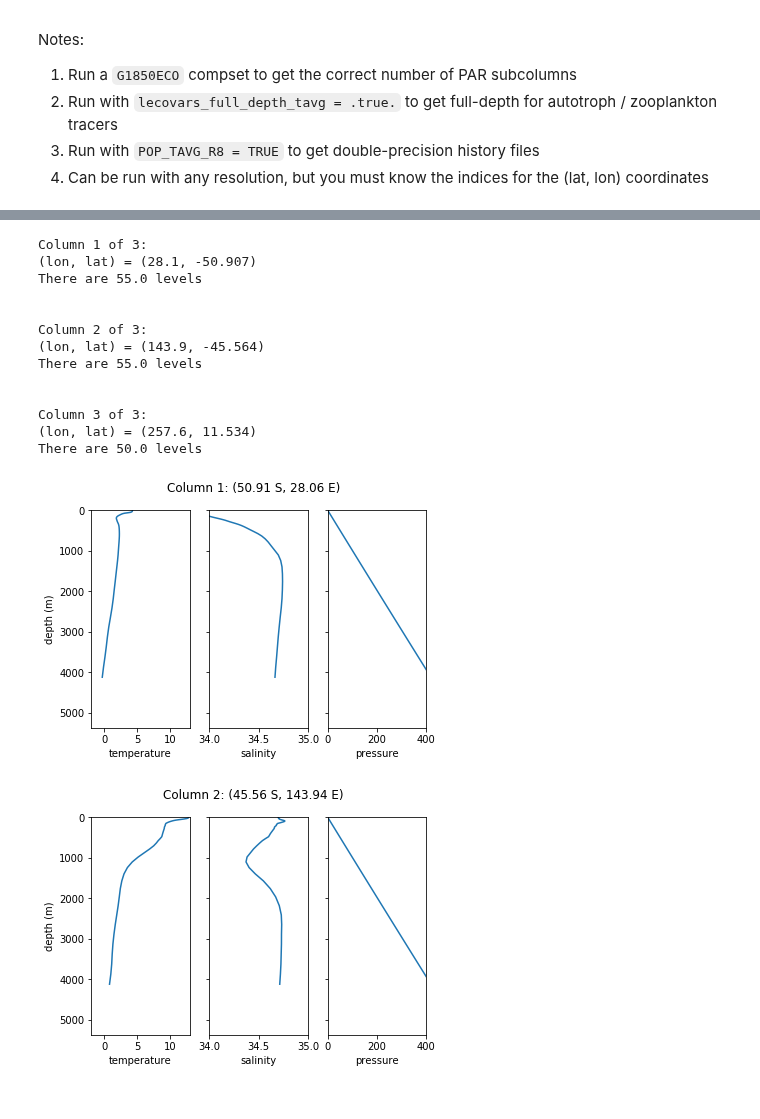
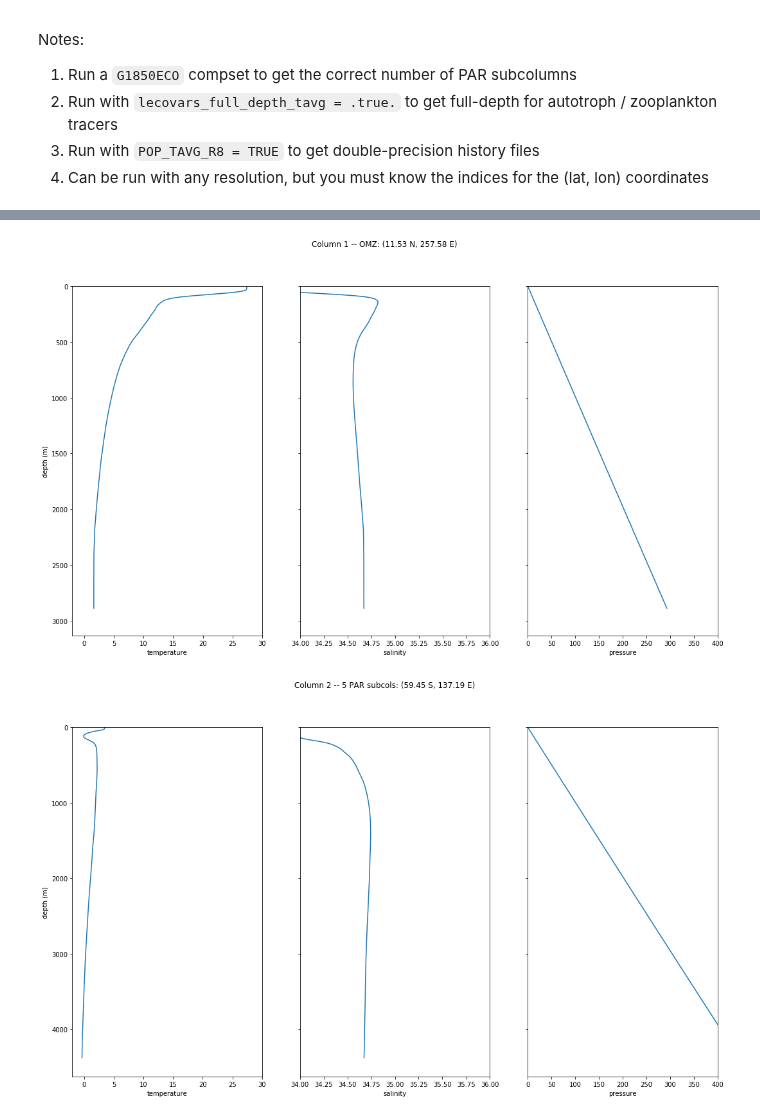
Before and after one commit to mnlevy1981/MARBL-notebooks, a Jupyter notebook: Forcing Data (with xarray).ipynb, the cells around one changed output, grey strips where cells are left out. Drawn from its saved outputs; the diff is of its cells as text; code cells hidden in the pictures.

Commit message:
Better column selection for datasets
Also added a map to show where data is coming from

```diff
--- a/Forcing Data (with xarray).ipynb
+++ b/Forcing Data (with xarray).ipynb
@@ -76,37 +124,10 @@ for n in range(0,nbins):
         MCOG_vars.append('{}_{:02d}'.format(varname, n+1))
 
 vars_to_keep = grid_vars + forcing_vars + base_tracers + ciso_tracers + MCOG_vars
-active_level_cnt = []
-
-for n in range(0, ncol):
-    lon = ds_in.isel(time=0, nlat=lat_in[n], nlon=lon_in[n])['TLONG'].values
-    lat = ds_in.isel(time=0, nlat=lat_in[n], nlon=lon_in[n])['TLAT'].values
-    active_level_cnt.append(ds_in.isel(time=0, nlat=lat_in[n], nlon=lon_in[n])['KMT'].values)
-
-    # Verify location
-    print('Column {} of {}:'.format(n+1, ncol))
-    print('(lon, lat) = ({:.1f}, {:.3f})'.format(lon, lat))
-    print('There are {} levels'.format(active_level_cnt[n]))
-    if n < ncol-1:
-        print('\n')
 
 # Set up separate data sets for forcing and initial conditions
 #forcing_col = raw_data.copy(deep=True)
 #forcing_col.drop([v for v in raw_data.variables if v not in grid_vars + forcing_vars])
-# %% [output]
-Column 1 of 3:
-(lon, lat) = (28.1, -50.907)
-There are 55.0 levels
-
-
-Column 2 of 3:
-(lon, lat) = (143.9, -45.564)
-There are 55.0 levels
-
-
-Column 3 of 3:
-(lon, lat) = (257.6, 11.534)
-There are 50.0 levels
 # %%
 # Reduce data
 raw_data_list = []
@@ -223,37 +244,36 @@ def set_title(col_id, lat, lon):
         lon_str = '{} W'.format(lon_str)
     elif lon > 0:
         lon_str = '{} E'.format(lon_str)
-    return('Column {}: ({}, {})'.format(col_id, lat_str, lon_str))
+    return('Column {} -- {}: ({}, {})'.format(col_id+1, desc[col_id], lat_str, lon_str))
 
-def update_xlim(interior_forcing):
+def update_xlim_and_xlabel(interior_forcing):
     if interior_forcing == 'temperature':
-        plt.xlim(-2, 13)
+        plt.xlim(-2, 30)
     elif interior_forcing == 'salinity':
-        plt.xlim(34, 35)
+        plt.xlim(34, 36)
     elif interior_forcing == 'pressure':
         plt.xlim(0,400)
     else:
         raise ValueError("Can not set xlim for '{}'".format(interior_forcing))
+    plt.xlabel(interior_forcing)
 # %%
 vars_to_plot = ['temperature', 'salinity', 'pressure']
 nvars = len(vars_to_plot)
 
 for col_id in range(0, ncol):
     fig, axes = plt.subplots(ncols=nvars)
-    fig.suptitle(set_title(col_id+1, MARBL_data['lat'].isel(column=col_id).values, MARBL_data['lon'].isel(column=col_id).values))
+    fig.suptitle(set_title(col_id, MARBL_data['lat'].isel(column=col_id).values, MARBL_data['lon'].isel(column=col_id).values))
     plt.xlim(400000,0)
 
     for n, interior_forcing in enumerate(vars_to_plot):
         MARBL_data[interior_forcing].plot(ax=axes[n])
         plt.subplot(1,nvars,n+1);
         plt.plot(MARBL_data[interior_forcing].isel(column=col_id).values, MARBL_data['zt'].values);
-        plt.ylim(max(MARBL_data['zt'].values), min(MARBL_data['zt'].values));
-        plt.xlabel(interior_forcing)
+        plt.ylim(MARBL_data['zt'].values[MARBL_data['active_level_cnt'].values[col_id]], 0);
         # Only want y-axis label and tick labels on left-most plot
         plt.ylabel("depth (m)" if (n == 0) else "")
         plt.tick_params(labelleft=(n == 0))
-
-        update_xlim(interior_forcing);
+        update_xlim_and_xlabel(interior_forcing);
 # %% [output]
-[figure, old version]
+[figure, new version]
-[figure, old version]
+[figure, new version]
```
Also changed, not shown: parts of 4 cells of this notebook.
